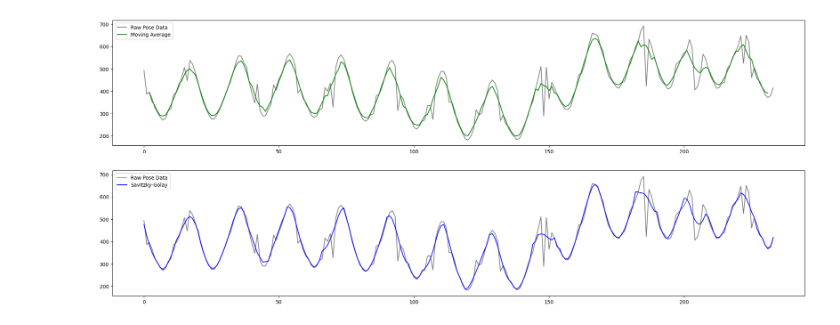
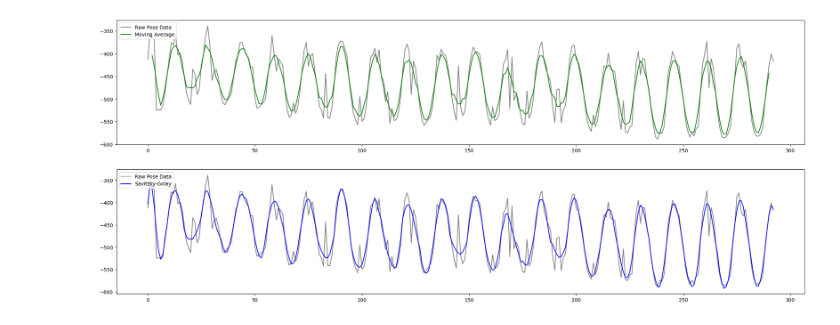
Before and after one commit to adarshramiyer/gAIt, a Jupyter notebook: data_processing/spatial_normalization.ipynb, the cells around one changed output. Drawn from its saved outputs; the diff is of its cells as text; code cells hidden in the pictures.

```diff
--- a/data_processing/spatial_normalization.ipynb
+++ b/data_processing/spatial_normalization.ipynb
@@ -72,7 +72,7 @@ centroid_list_x = []
 centroid_list_y = []
 
 for ws_csv in ws_files:
-    if ('0101' not in ws_csv):
+    if ('0128' not in ws_csv):
         continue
     filename = ws_filepath + ws_csv
     series, num_frames = load_series(filename)
@@ -102,22 +102,22 @@ for ws_csv in ws_files:
 # %%
 
 # visualization
 
 fig, (ax1, ax2) = plt.subplots(2, figsize=(25, 10))
 # plt.scatter(np.arange(0, num_frames), centroid_list_y)
-ax1.plot(np.arange(0, num_frames), series['left_heel_x'], color='gray', label='Raw Pose Data')
-ax2.plot(np.arange(0, num_frames), series['left_heel_x'], color='gray', label='Raw Pose Data')
-ax1.plot(np.arange(0, num_frames), moving_average(series['left_heel_x'], 5), color='green', label='Moving Average')
+ax1.plot(np.arange(0, num_frames), series['left_heel_y'], color='gray', label='Raw Pose Data')
+ax2.plot(np.arange(0, num_frames), series['left_heel_y'], color='gray', label='Raw Pose Data')
+ax1.plot(np.arange(0, num_frames), moving_average(series['left_heel_y'], 5), color='green', label='Moving Average')
 ax1.legend(loc='upper left')
-ax2.plot(np.arange(0, num_frames), savgol_filter(series['left_heel_x'], window_length=9, polyorder=3), color='blue', label='Savitzky-Golay')
+ax2.plot(np.arange(0, num_frames), savgol_filter(series['left_heel_y'], window_length=9, polyorder=3), color='blue', label='Savitzky-Golay')
 ax2.legend(loc='upper left')
 plt.show()
 
 
 # print(x_list)
 # print(y_list)
 
 
 # print(series)
 # %% [output]
-[figure, old version]
+[figure, new version]
```
Also changed, not shown: 2 other files.
